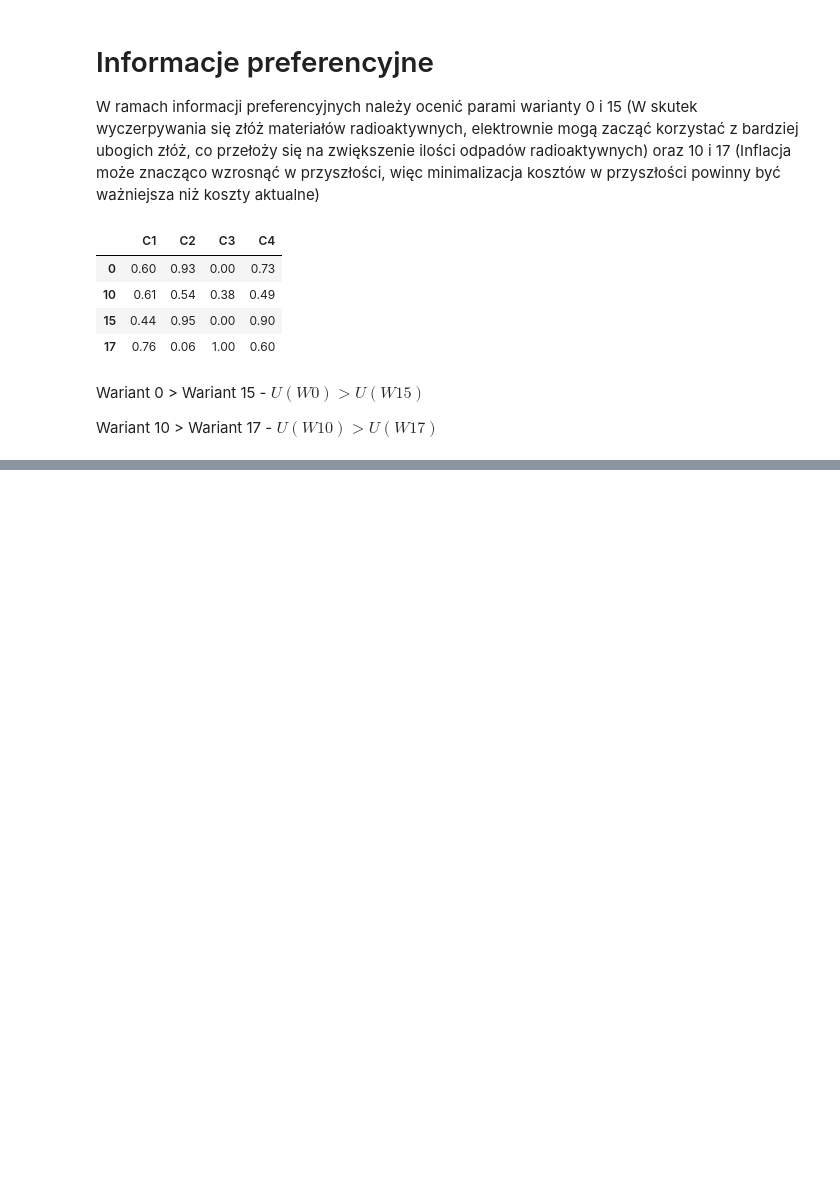
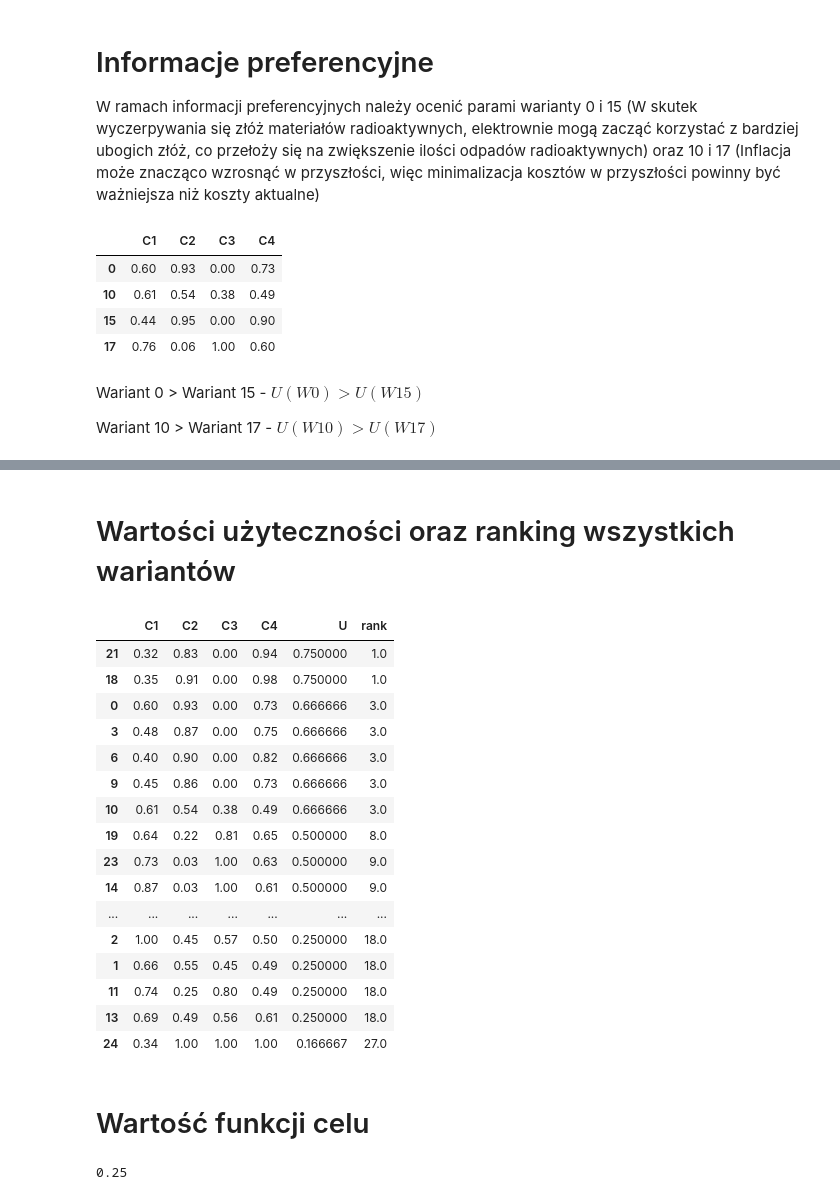
Before and after one commit to anras5/iswd, a Jupyter notebook: src/uta-gms.ipynb, the cells around one changed output, grey strips where cells are left out. Cells and saved outputs as stored; diff of their text form; code cells hidden in the pictures; blank space fills up the shorter version.

```diff
--- a/src/uta-gms.ipynb
+++ b/src/uta-gms.ipynb
@@ -126,0 +191,38 @@ Solution: {'epsilon': 0.5, 'x_C1_0.32': 0.0, 'x_C1_0.34': 0.0, 'x_C1_0.35': 0.0,
+# %% [markdown]
+# Wartości użyteczności oraz ranking wszystkich wariantów
+# %%
+global_utilities = []
+for k, alternative in df.iterrows():
+    s = 0
+    for column in df.columns:
+        s += next((point[1] for point in utilities[column] if point[0] == alternative[column]), None)
+    global_utilities.append(s)
+
+df_u = df.copy()
+df_u['U'] = global_utilities
+df_u['rank'] = df_u['U'].rank(ascending=False, method='min')
+df_u.sort_values(by='rank')
+# %% [output]
+|  | C1 | C2 | C3 | C4 | U | rank |
+| 21 | 0.32 | 0.83 | 0.00 | 0.94 | 0.750000 | 1.0 |
+| 18 | 0.35 | 0.91 | 0.00 | 0.98 | 0.750000 | 1.0 |
+| 0 | 0.60 | 0.93 | 0.00 | 0.73 | 0.666666 | 3.0 |
+| 3 | 0.48 | 0.87 | 0.00 | 0.75 | 0.666666 | 3.0 |
+| 6 | 0.40 | 0.90 | 0.00 | 0.82 | 0.666666 | 3.0 |
+| 9 | 0.45 | 0.86 | 0.00 | 0.73 | 0.666666 | 3.0 |
+| 10 | 0.61 | 0.54 | 0.38 | 0.49 | 0.666666 | 3.0 |
+| 19 | 0.64 | 0.22 | 0.81 | 0.65 | 0.500000 | 8.0 |
+| 23 | 0.73 | 0.03 | 1.00 | 0.63 | 0.500000 | 9.0 |
+| 14 | 0.87 | 0.03 | 1.00 | 0.61 | 0.500000 | 9.0 |
+| ... | ... | ... | ... | ... | ... | ... |
+| 2 | 1.00 | 0.45 | 0.57 | 0.50 | 0.250000 | 18.0 |
+| 1 | 0.66 | 0.55 | 0.45 | 0.49 | 0.250000 | 18.0 |
+| 11 | 0.74 | 0.25 | 0.80 | 0.49 | 0.250000 | 18.0 |
+| 13 | 0.69 | 0.49 | 0.56 | 0.61 | 0.250000 | 18.0 |
+| 24 | 0.34 | 1.00 | 1.00 | 1.00 | 0.166667 | 27.0 |
+# %% [markdown]
+# Wartość funkcji celu
+# %%
+solution['epsilon']
+# %% [output]
+0.25
```
Also changed, not shown: parts of 9 cells of this notebook, 2 other files.
